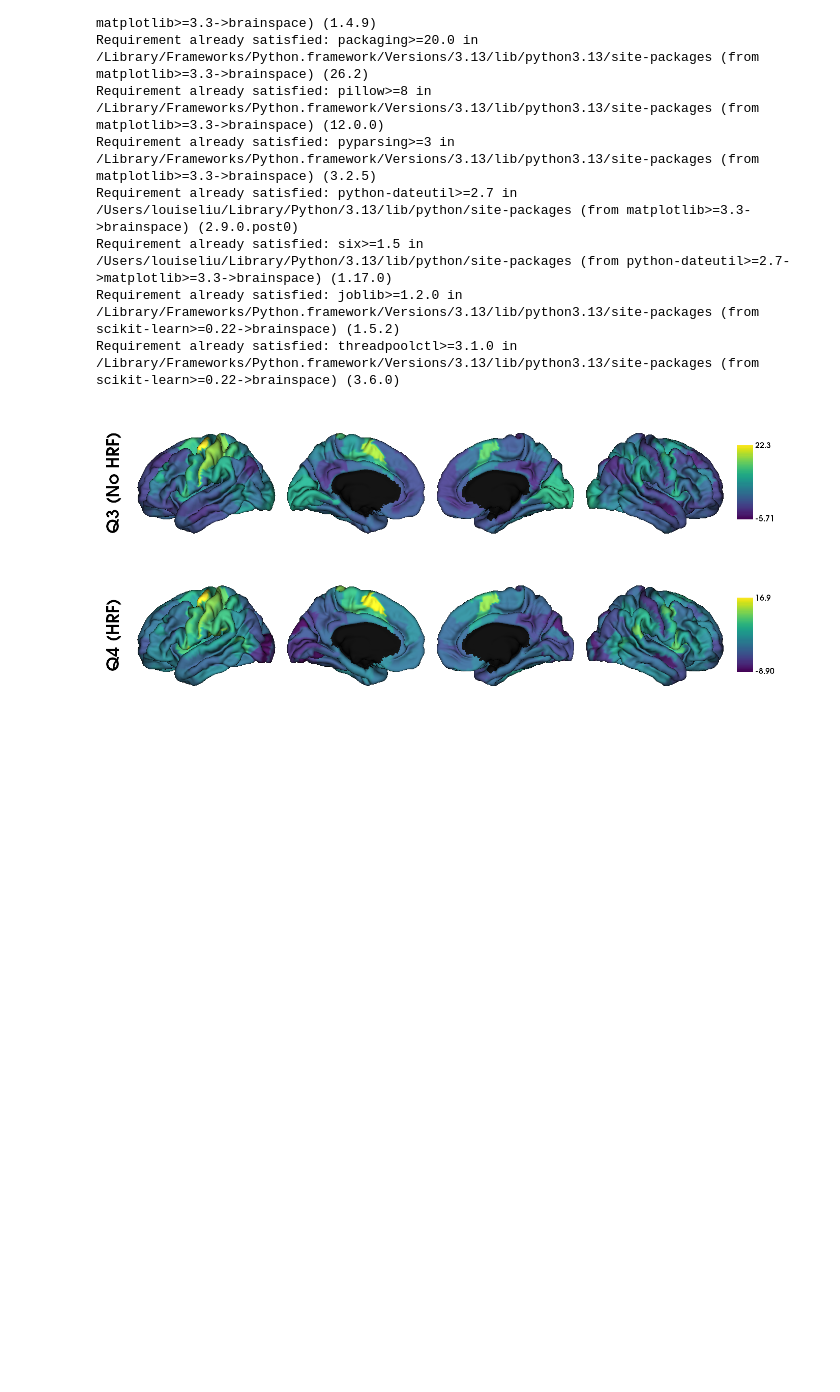
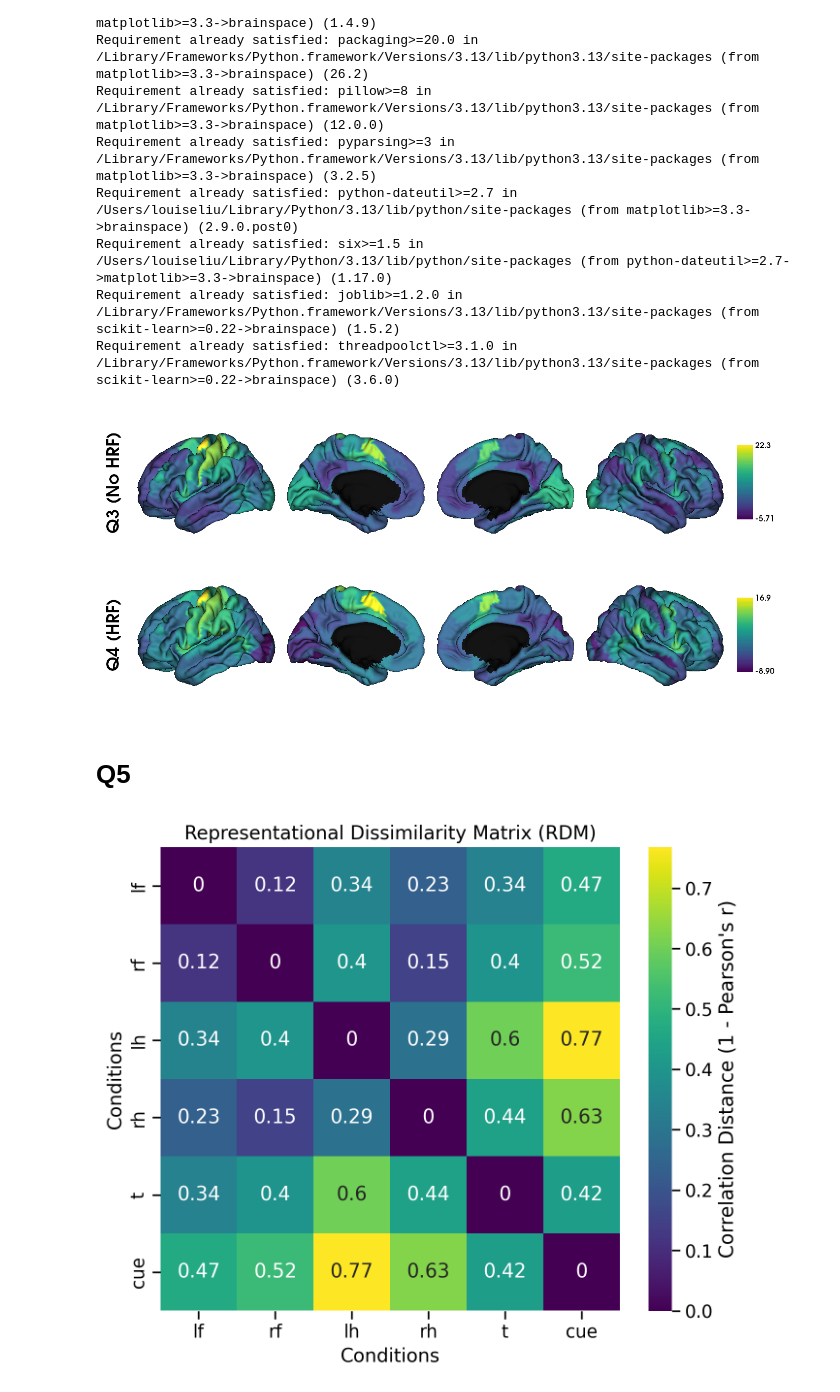
Before and after one commit to Siqi4766/Mapping-brain-activation-and-representation-with-fMRI, a Jupyter notebook: fMRI project.ipynb, the cells around one changed output. Saved outputs shown, nothing was run; the diff lists cells and outputs as text; code cells hidden in the pictures; blank space fills up the shorter version.

```diff
--- a/fMRI project.ipynb
+++ b/fMRI project.ipynb
@@ -629,3 +620,26 @@ fig = plot_hemispheres(
 fig
 # %% [output]
 [figure]
+# %% [markdown]
+# Q5
+# %%
+d_corr = sp_dist.pdist(all_betas, metric='correlation') # all_betas shape: 6x360
+mat_corr = sp_dist.squareform(d_corr)
+
+plt.figure(figsize=(7, 6))
+sns.heatmap(
+    mat_corr,
+    annot=True,
+    xticklabels=conditions,
+    yticklabels=conditions,
+    cmap='viridis',
+    vmin=0,
+    cbar_kws={'label': 'Correlation Distance (1 - Pearson\'s r)'}
+)
+plt.title('Representational Dissimilarity Matrix (RDM)', fontsize=14)
+plt.xlabel('Conditions', fontsize=14)
+plt.ylabel('Conditions', fontsize=14)
+plt.tight_layout()
+plt.show()
+# %% [output]
+[figure, added]
```
Also changed, not shown: parts of 5 cells of this notebook, 1 other file.
